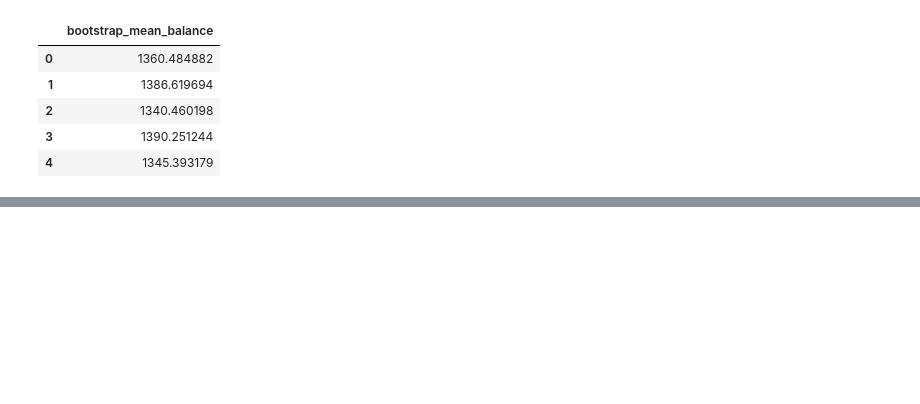
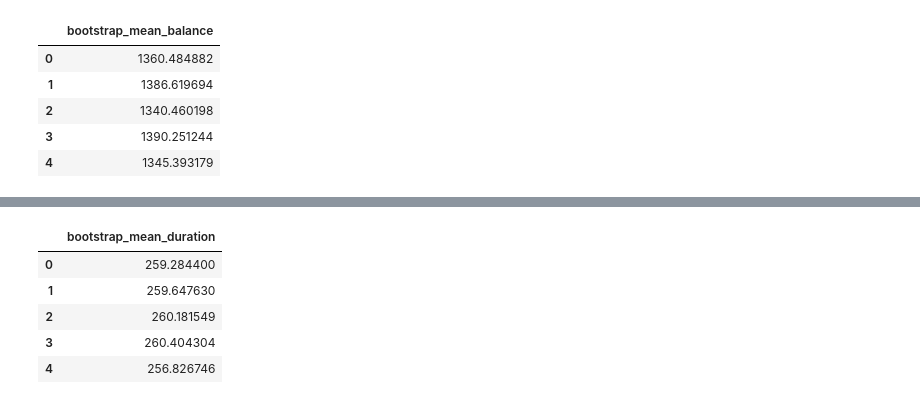
Before and after one commit to briggyx/bank_marketing_analysis, a Jupyter notebook: src/histograms_bootstrap_confidence_intervals.ipynb, the cells around one changed output, grey strips where cells are left out. Saved outputs shown, nothing was run; the diff lists cells and outputs as text; code cells hidden in the pictures; blank space fills up the shorter version.

```diff
--- a/src/histograms_bootstrap_confidence_intervals.ipynb
+++ b/src/histograms_bootstrap_confidence_intervals.ipynb
@@ -336,0 +388,11 @@ with open('../data/bootstrap_means_balance_df', 'wb') as f:
+# %%
+bootstrap_means_duration = np.mean(bootstrap_samples_duration, axis=1)
+bootstrap_means_duration_df = pd.DataFrame(bootstrap_means_duration, columns=['bootstrap_mean_duration'])
+bootstrap_means_duration_df.head()
+# %% [output]
+|  | bootstrap_mean_duration |
+| 0 | 259.284400 |
+| 1 | 259.647630 |
+| 2 | 260.181549 |
+| 3 | 260.404304 |
+| 4 | 256.826746 |
```
Also changed, not shown: parts of 14 cells of this notebook, 6 other files.
